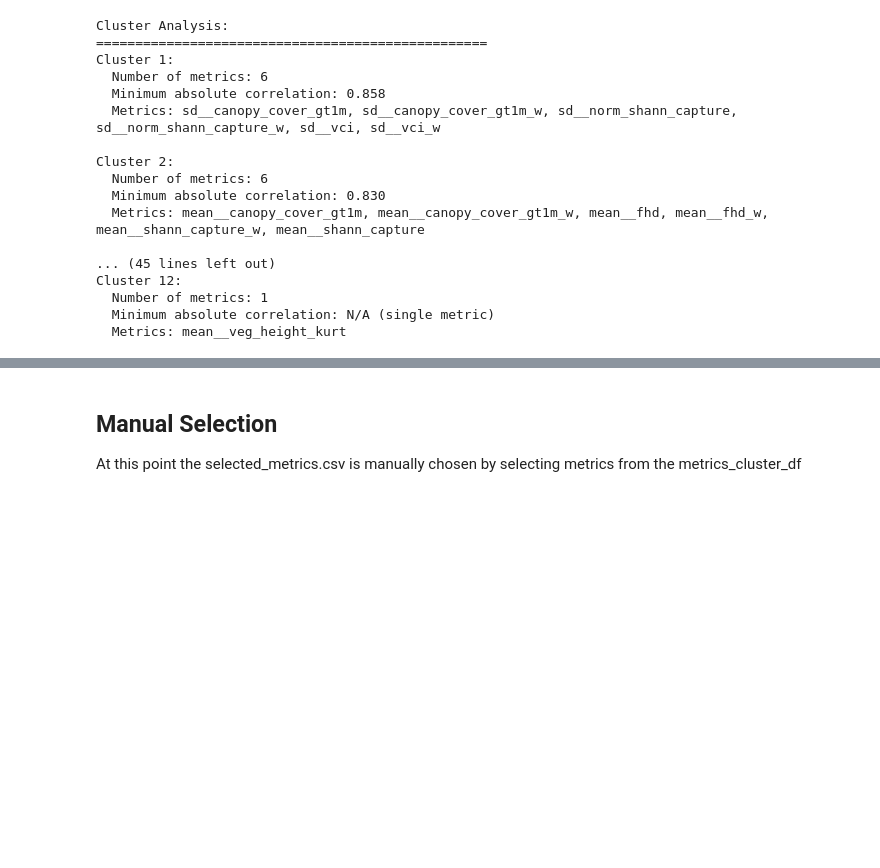
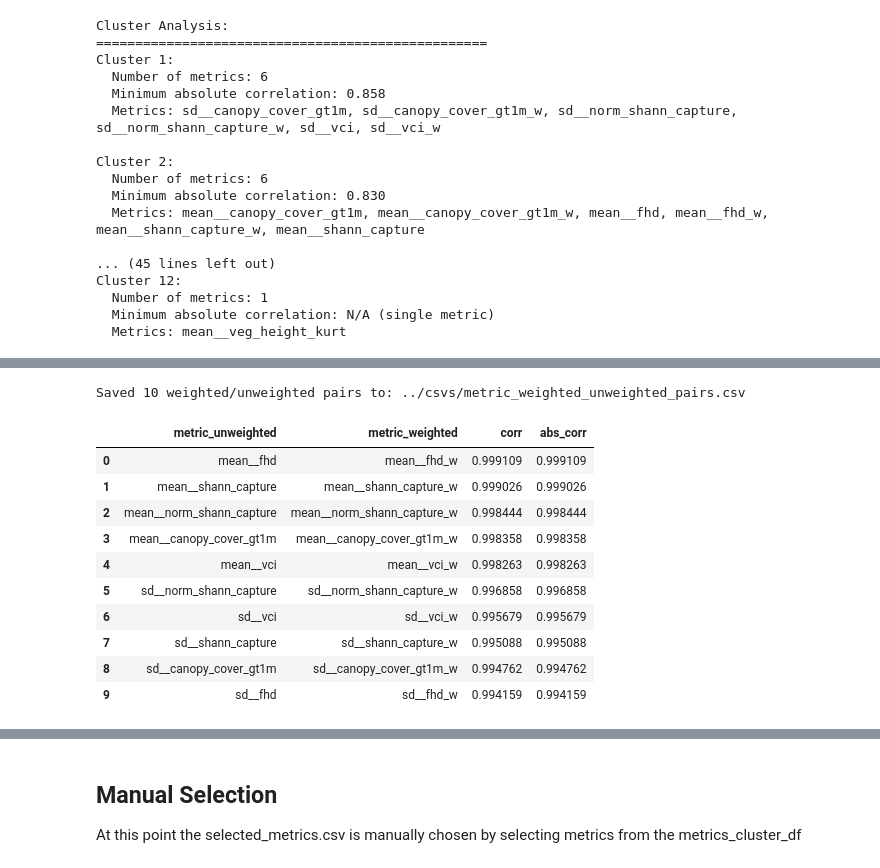
Before and after one commit to jameswesc/masters-thesis, a Jupyter notebook: notebooks/06_corr_analysis.ipynb, the cells around one changed output, grey strips where cells are left out. Drawn from its saved outputs; the diff is of its cells as text; code cells hidden in the pictures; blank space fills up the shorter version.

```diff
--- a/notebooks/06_corr_analysis.ipynb
+++ b/notebooks/06_corr_analysis.ipynb
@@ -194,0 +329,32 @@ Cluster 12:
+# %%
+# Find weighted (_w) / unweighted metric pairs and report their correlations
+import pandas as pd
+import re
+
+corr = pd.read_csv(csv_dir / "metric_correlation.csv", index_col=0)
+metrics = list(corr.columns)
+pairs = []
+for m in metrics:
+    if m.endswith('_w'):
+        base = m[:-2]
+        if base in metrics:
+            val = corr.loc[base, m]
+            pairs.append({'metric_unweighted': base, 'metric_weighted': m, 'corr': float(val), 'abs_corr': abs(float(val))})
+pairs_df = pd.DataFrame(pairs).sort_values('abs_corr', ascending=False).reset_index(drop=True)
+out_path = csv_dir / 'metric_weighted_unweighted_pairs.csv'
+pairs_df.to_csv(out_path, index=False)
+print(f'Saved {len(pairs_df)} weighted/unweighted pairs to:', out_path)
+pairs_df
+# %% [output]
+Saved 10 weighted/unweighted pairs to: ../csvs/metric_weighted_unweighted_pairs.csv
+|  | metric_unweighted | metric_weighted | corr | abs_corr |
+| 0 | mean__fhd | mean__fhd_w | 0.999109 | 0.999109 |
+| 1 | mean__shann_capture | mean__shann_capture_w | 0.999026 | 0.999026 |
+| 2 | mean__norm_shann_capture | mean__norm_shann_capture_w | 0.998444 | 0.998444 |
+| 3 | mean__canopy_cover_gt1m | mean__canopy_cover_gt1m_w | 0.998358 | 0.998358 |
+| 4 | mean__vci | mean__vci_w | 0.998263 | 0.998263 |
+| 5 | sd__norm_shann_capture | sd__norm_shann_capture_w | 0.996858 | 0.996858 |
+| 6 | sd__vci | sd__vci_w | 0.995679 | 0.995679 |
+| 7 | sd__shann_capture | sd__shann_capture_w | 0.995088 | 0.995088 |
+| 8 | sd__canopy_cover_gt1m | sd__canopy_cover_gt1m_w | 0.994762 | 0.994762 |
+| 9 | sd__fhd | sd__fhd_w | 0.994159 | 0.994159 |
```
Also changed, not shown: parts of 4 cells of this notebook, 3 other files.
